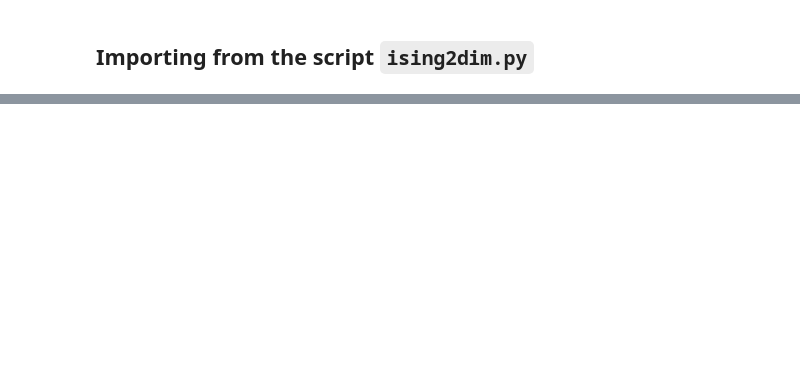
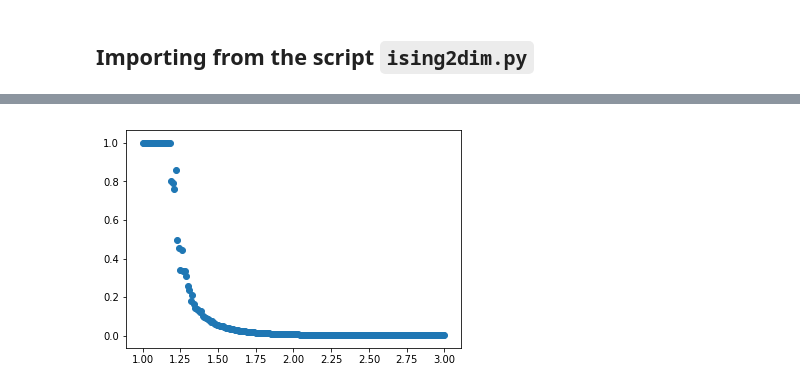
Before and after one commit to ernestyalumni/CompPhys, a Jupyter notebook: Cpp/Ising/ising.ipynb, the cells around one changed output, grey strips where cells are left out. Saved outputs shown, nothing was run; the diff lists cells and outputs as text; code cells hidden in the pictures; blank space fills up the shorter version.

```diff
--- a/Cpp/Ising/ising.ipynb
+++ b/Cpp/Ising/ising.ipynb
@@ -142,0 +290,17 @@ sys.path.append('./')
+# %%
+M_avg = avgsresults_GPU[:,3]
+Mvar_avg = avgsresults_GPU[:,4]
+absM_avg = avgsresults_GPU[:,5]
+M4_avg = avgsresults_GPU[:,6]
+#fig = plt.figure()
+#ax = fig.add_subplot(4,1,1)
+plt.scatter( T, M_avg)
+#fig.add_subplot(4,1,2)
+#plt.scatter(T,Mvar_avg)
+#fig.add_subplot(4,1,3)
+#plt.scatter(T,absM_avg)
+#fig.add_subplot(4,1,4)
+#plt.scatter(T,M4_avg)
+plt.show()
+# %% [output]
+[figure, added]
```
Also changed, not shown: parts of 29 cells of this notebook, 30 other files.
